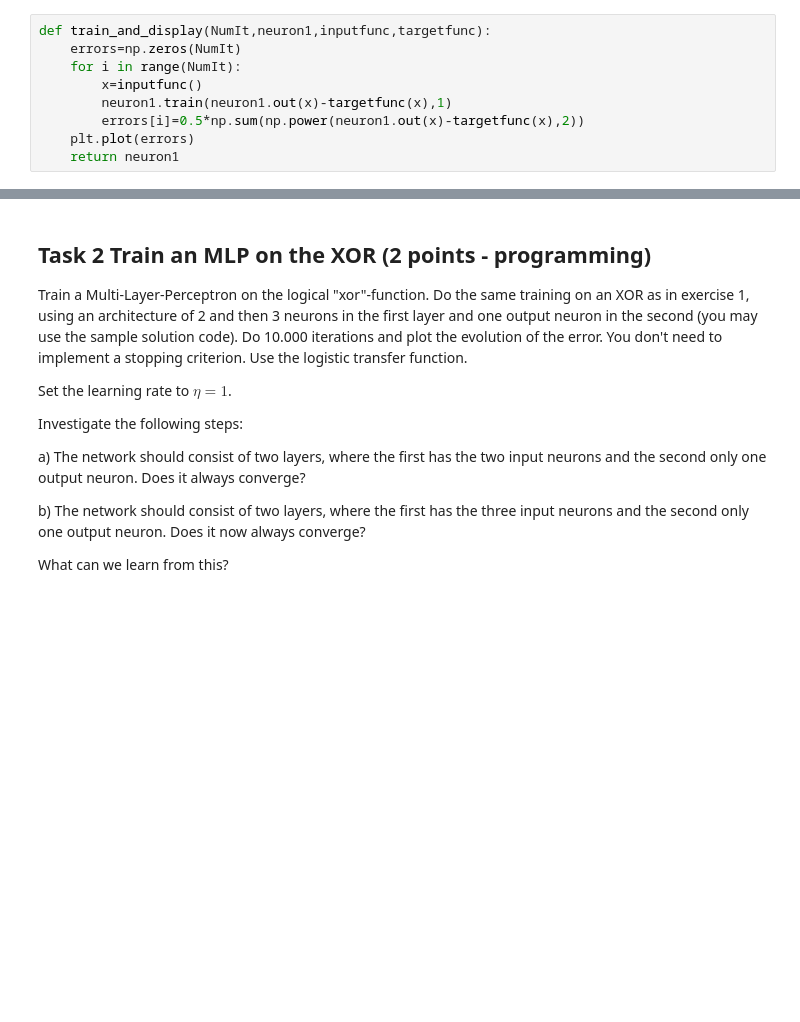
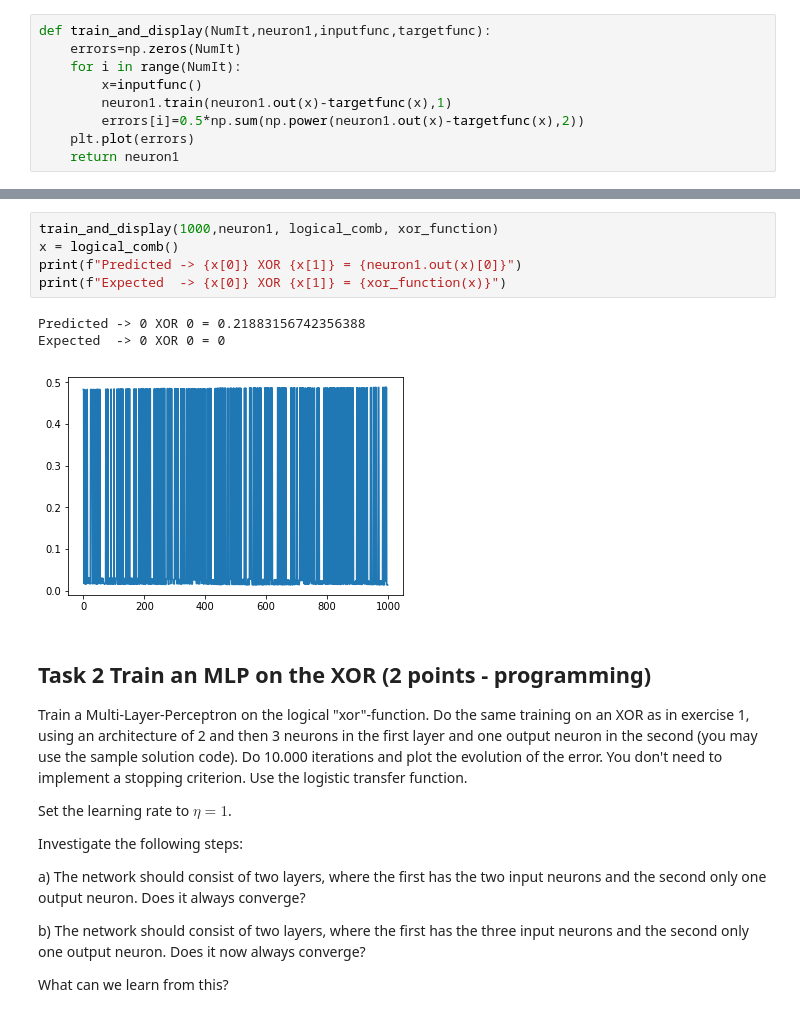
Before and after one commit to juanangd/TU_BERLIN, a Jupyter notebook: BCI-WS20:21/Exercise4/Exercise4.ipynb, the cells around one changed output, grey strips where cells are left out. Drawn from its saved outputs; the diff is of its cells as text; blank space fills up the shorter version.

```diff
--- a/BCI-WS20:21/Exercise4/Exercise4.ipynb
+++ b/BCI-WS20:21/Exercise4/Exercise4.ipynb
@@ -132,3 +138,12 @@ train_and_display(1000,neuron1, peter,lambda x:x[0]+x[1])
+# %%
+train_and_display(1000,neuron1, logical_comb, xor_function)
+x = logical_comb()
+print(f"Predicted -> {x[0]} XOR {x[1]} = {neuron1.out(x)[0]}")
+print(f"Expected  -> {x[0]} XOR {x[1]} = {xor_function(x)}")
+# %% [output]
+Predicted -> 0 XOR 0 = 0.21883156742356388
+Expected  -> 0 XOR 0 = 0
+[figure, added]
 # %% [markdown]
 ## Task 2 Train an MLP on the XOR (2 points - programming)
 Train a Multi-Layer-Perceptron on the logical "xor"-function. Do the same training on an XOR as in exercise 1, using an architecture of 2 and then 3 neurons in the first layer and one output neuron in the second (you may use the sample solution code). Do 10.000 iterations and plot the evolution of the error. You don't need to implement a stopping criterion. Use the logistic transfer function.
```
Also changed, not shown: parts of 9 cells of this notebook.
